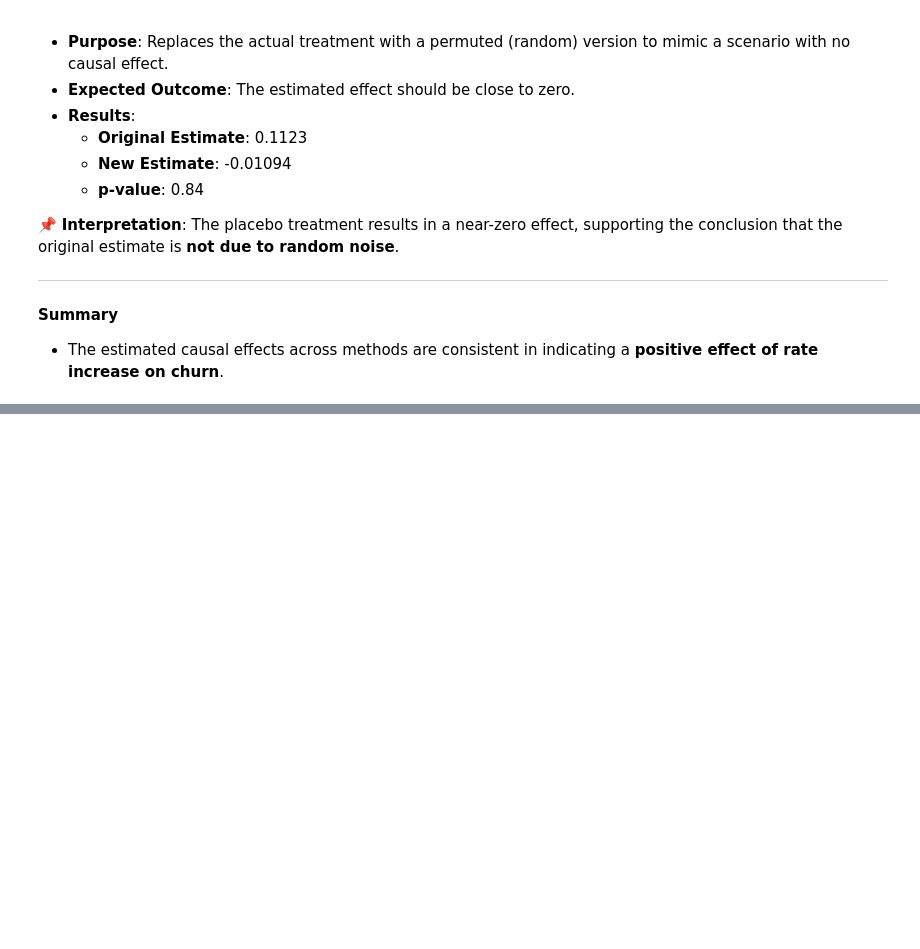
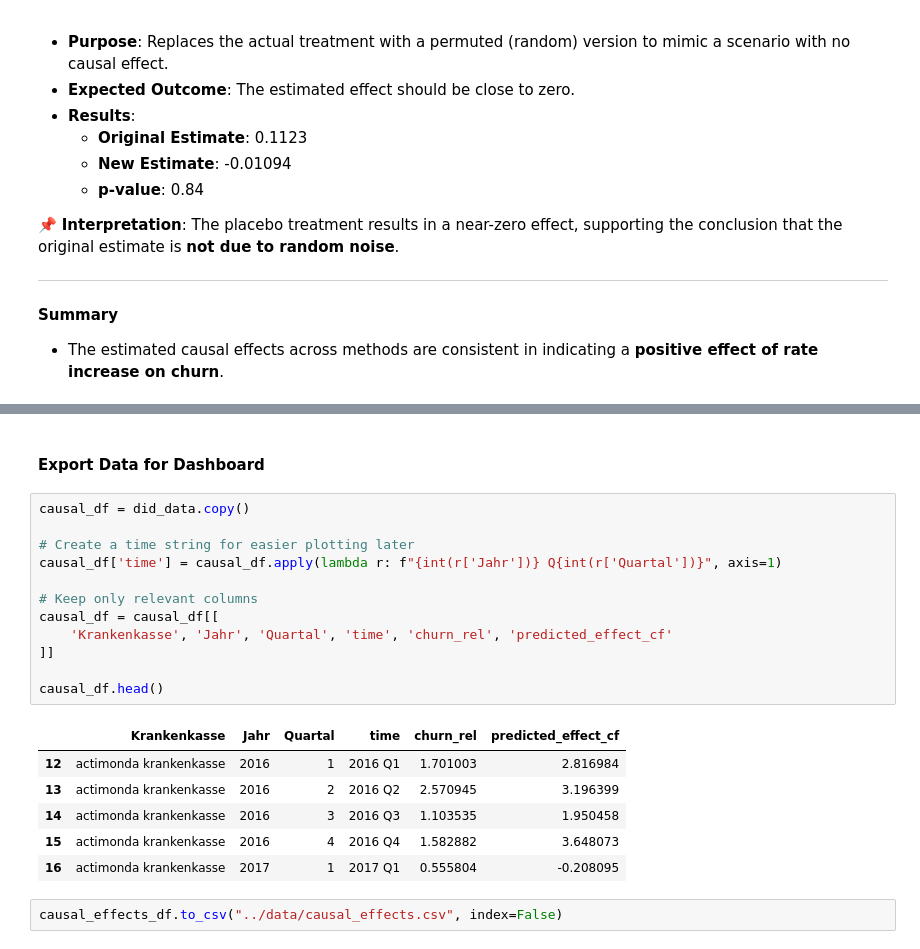
Before and after one commit to HamzaRaza786/data_science_project, a Jupyter notebook: notebooks/eda_and_causal_analysis.ipynb, the cells around one changed output, grey strips where cells are left out. Cells and saved outputs as stored; diff of their text form; blank space fills up the shorter version.

```diff
--- a/notebooks/eda_and_causal_analysis.ipynb
+++ b/notebooks/eda_and_causal_analysis.ipynb
@@ -550,0 +618,23 @@ To validate the stability of the causal effect, we applied two standard refutati
+# %% [markdown]
+#### Export Data for Dashboard
+# %%
+causal_df = did_data.copy()
+
+# Create a time string for easier plotting later
+causal_df['time'] = causal_df.apply(lambda r: f"{int(r['Jahr'])} Q{int(r['Quartal'])}", axis=1)
+
+# Keep only relevant columns
+causal_df = causal_df[[
+    'Krankenkasse', 'Jahr', 'Quartal', 'time', 'churn_rel', 'predicted_effect_cf'
+]]
+
+causal_df.head()
+# %% [output]
+|  | Krankenkasse | Jahr | Quartal | time | churn_rel | predicted_effect_cf |
+| 12 | actimonda krankenkasse | 2016 | 1 | 2016 Q1 | 1.701003 | 2.816984 |
+| 13 | actimonda krankenkasse | 2016 | 2 | 2016 Q2 | 2.570945 | 3.196399 |
+| 14 | actimonda krankenkasse | 2016 | 3 | 2016 Q3 | 1.103535 | 1.950458 |
+| 15 | actimonda krankenkasse | 2016 | 4 | 2016 Q4 | 1.582882 | 3.648073 |
+| 16 | actimonda krankenkasse | 2017 | 1 | 2017 Q1 | 0.555804 | -0.208095 |
+# %%
+causal_effects_df.to_csv("../data/causal_effects.csv", index=False)
```
Also changed, not shown: parts of 21 cells of this notebook.
